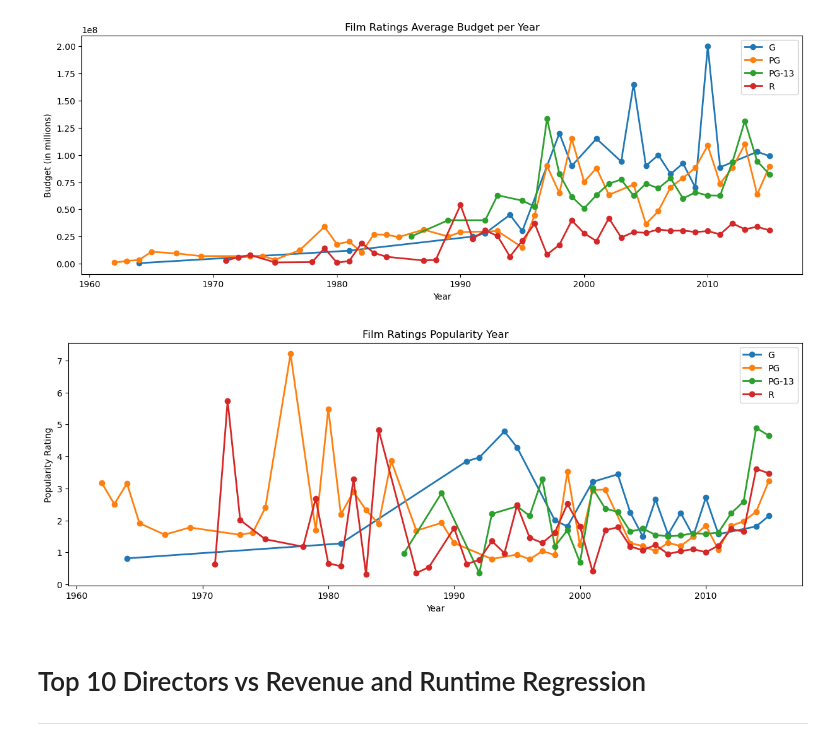
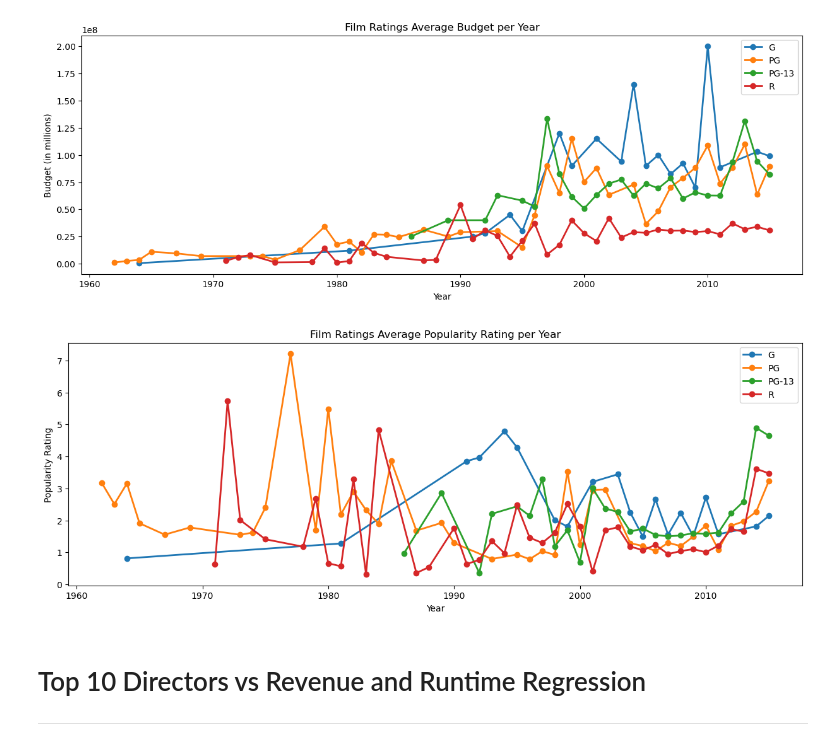
Before and after one commit to PurnimaPathak44/Project-1, a Jupyter notebook: Main Movie Folder/movie_main.ipynb, the cells around one changed output. Drawn from its saved outputs; the diff is of its cells as text; code cells hidden in the pictures.

```diff
--- a/Main Movie Folder/movie_main.ipynb
+++ b/Main Movie Folder/movie_main.ipynb
@@ -453,15 +453,15 @@ top_R_group3 = (top_R.groupby(['Year'])['popularity'].mean())
 # %%
 plt.figure(figsize=(15,5))
 top_G_group3.plot(label="G", marker='o',linewidth=2,markersize=6)
 top_PG_group3.plot(label="PG", marker='o',linewidth=2,markersize=6)
 top_PG13_group3.plot(label="PG-13", marker='o',linewidth=2,markersize=6)
 top_R_group3.plot(label="R", marker='o',linewidth=2,markersize=6)
-plt.title("Film Ratings Popularity Year")
+plt.title("Film Ratings Average Popularity Rating per Year")
 plt.ylabel("Popularity Rating")
 plt.legend()
 plt.show()
 # %% [output]
-[figure, old version]
+[figure, new version]
 # %% [markdown]
 # Top 10 Directors vs Revenue and Runtime Regression
 ---
```
